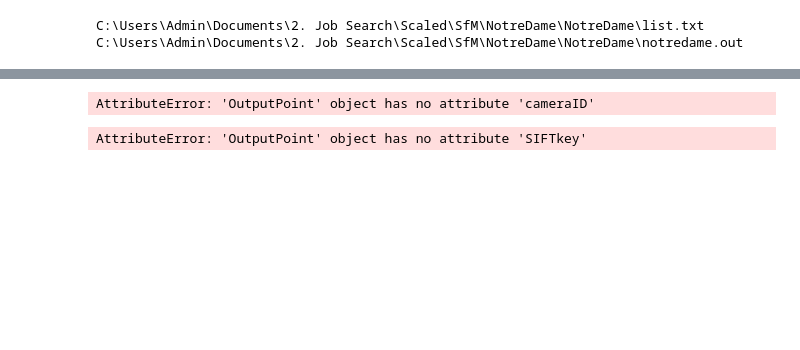
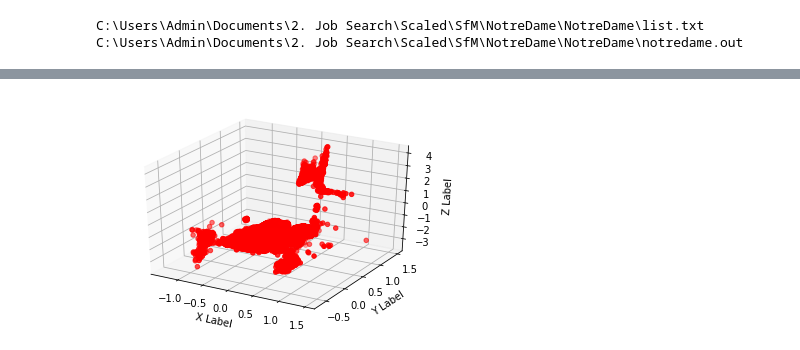
Before and after one commit to sayeayed/Structure_from_Motion, a Jupyter notebook: SfM_Test.ipynb, the cells around one changed output, grey strips where cells are left out. Drawn from its saved outputs; the diff is of its cells as text; code cells hidden in the pictures; blank space fills up the shorter version.

Commit message:
Style: added comments and structured for future feature additions Feat: added 3D scatter plot

```diff
--- a/SfM_Test.ipynb
+++ b/SfM_Test.ipynb
@@ -36,32 +71,25 @@ print(imagePaths[chosenImages[3]])
 # %%
-# extract the camera parameters from the output file from Bundler
-camera_data = []
-output_points = []
+### Extract the camera parameters and point correspondences from the output file, `notredame.out`, from Bundler
 
-class OutputPoint():
-    def _init_(self):
-        self.num_cameras_used = None
-        self.cameraID = None
-        self.SIFTkey = np.array([])
-        self.x = np.array([])
-        self.y = np.array([])
-    def views(self, num_c):
-        self.num_cameras_used = num_c
-    def v_append(self, ID, key, xp, yp):
-        self.cameraID.append(ID)
-        self.SIFTkey = np.append(self.SIFTkey,key)
-        self.x = np.append(self.x,xp)
-        self.y = np.append(self.y,yp)
+'''Since our given instructions tell us to use the camera matrix and point correspondences as inputs to our library, we
+ignore the 3D points already given in the output file, and use the results of their feature matching algorithm: the
+cameras (or views) that captured the 3D point, the SIFT keypoint for the 3D point in each camera, and the
+x,y-coordinates of said 3D point in each camera space. This replaces the act of determining the point correspondences
+from inputted images.'''
 
 with open(outFile) as fp:
     for i, line in enumerate(fp):
         line = line.strip('\n').split(' ')
-        if i == 1:
+        if i == 0:
+            pass
+        elif i == 1:
             num_cameras = int(line[0])
             num_points = int(line[1])
+        # extract camera parameters
         elif i > 1 and i < num_cameras*5+2:
             camera_data.append(line)
-        elif i >= num_cameras*5+2 and (i-num_cameras*5+2)%3==0:
+        # extract point correspondences of outputted 3D points (without 3D coordinates and RGB values)
+        elif i > num_cameras*5+2 and (i-num_cameras*5-1)%3==0:
             line = np.array(line,dtype = float)
             o_point = OutputPoint()
             num_cameras_used = int(line[0])
@@ -71,20 +99,18 @@ with open(outFile) as fp:
                 SIFTkey = line[j*4+2]
                 x = line[j*4+3]
                 y = line[j*4+4]
-                o_point.v_append(line[j*4+1],line[j*4+2],line[j*4+3],line[j*4+4])
+#                 o_point.v_append(line[j*4+1],line[j*4+2],line[j*4+3],line[j*4+4])  #error: 'OutputPoint' object has no attribute 'cameraID'
             output_points.append(o_point)
+        # extract 3D points for testing purposes only
+        else:
+            line = np.array(line,dtype = float)
+            if i == num_cameras*5+2:
+                points_3D = line
+            elif (i > num_cameras*5+2 and (i-num_cameras*5-2)%3==0):
+                points_3D = np.vstack([points_3D,line])
 
 camera_data = np.array(camera_data, dtype = float)
 
-class Camera():
-    def _init_(self):
-        self.f = None
-        self.k1 = None
-        self.k2 = None
-        self.R = np.array([])
-        self.t = np.array([])
-
-cameras = []
 for i in range(num_cameras):
     camera = Camera()
     camera.f = camera_data[i*5,0]
@@ -93,10 +119,3 @@ for i in range(num_cameras):
     camera.R = camera_data[i*5+1:i*5+4] #
     camera.t = camera_data[i*5+4]
     cameras.append(camera)
-# %% [output]
-AttributeError: 'OutputPoint' object has no attribute 'cameraID'
-# %%
-# extract point correspondences from the output file from Bundler
-o_point.SIFTkey
-# %% [output]
-AttributeError: 'OutputPoint' object has no attribute 'SIFTkey'
@@ -102,0 +142,24 @@ AttributeError: 'OutputPoint' object has no attribute 'SIFTkey'
+# %%
+### Reconstruct collection of 3D points as simple 3D plot
+'''Using a random set of 3D points from the Bundler output file to demonstrate visualization.'''
+
+# choosing a random assortment of 3D points from the output file to demonstrate visualization
+num_rec_points = num_points #random.randint(100,num_points)
+start_point_index = 0 #random.randint(0,num_points-1)
+
+# separate x,y,z coordinates into numpy arrays for easy plotting
+for i in range(num_rec_points):
+    x_3D = np.append(x_3D,points_3D[i+start_point_index,0])
+    y_3D = np.append(y_3D,points_3D[i+start_point_index,1])
+    z_3D = np.append(z_3D,points_3D[i+start_point_index,2])
+
+# plot 3D scatter plot
+fig = plt.figure()
+ax = fig.add_subplot(111, projection='3d')
+ax.scatter(x_3D, y_3D, z_3D, c='r', marker='o')
+ax.set_xlabel('X Label')
+ax.set_ylabel('Y Label')
+ax.set_zlabel('Z Label')
+plt.show()
+# %% [output]
+[figure, added]
```
Also changed, not shown: parts of 5 cells of this notebook, 2 other files.
